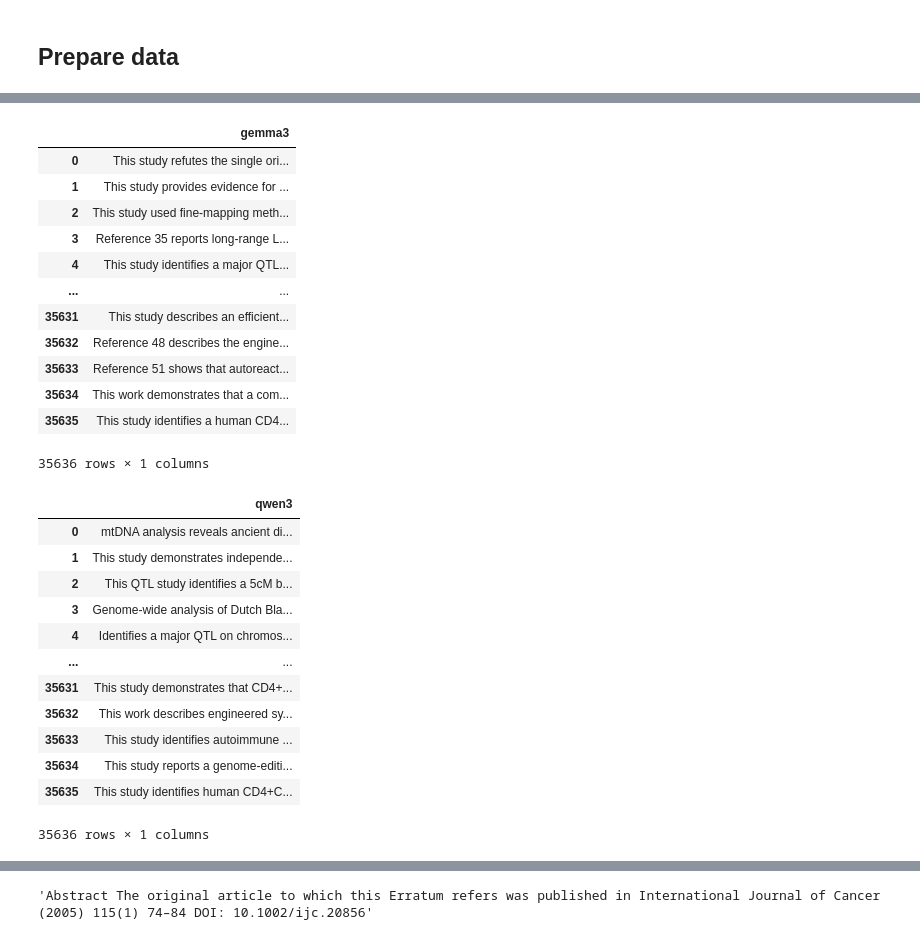
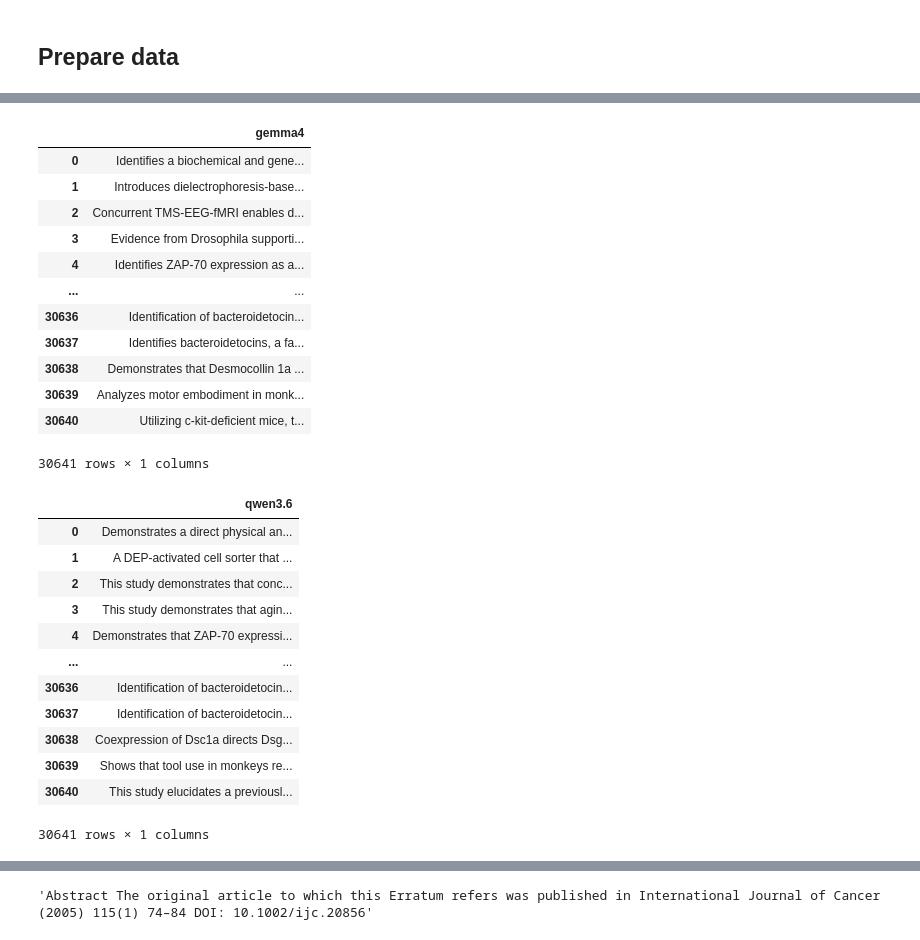
Before and after one commit to netknowledge/LLM_summarization, a Jupyter notebook: dataset_description/statistics.ipynb, the cells around one changed output, grey strips where cells are left out. Drawn from its saved outputs; the diff is of its cells as text; code cells hidden in the pictures.

```diff
--- a/dataset_description/statistics.ipynb
+++ b/dataset_description/statistics.ipynb
@@ -28,46 +28,46 @@ test
 # %%
-gemma3 = pd.read_csv(home / 'projects/TLDR/data/paper_html_10.1038/abs_annotation/generated_annotations/gemma3.txt',
-                          sep='\t', header=None, names=['gemma3'])
+gemma4 = pd.read_csv(home / 'projects/TLDR/data/paper_html_10.1038/abs_annotation/generated_annotations/gemma4.txt',
+                          sep='\t', header=None, names=['gemma4'])
 deepseek_r1 = pd.read_csv(home / 'projects/TLDR/data/paper_html_10.1038/abs_annotation/generated_annotations/deepseek_r1.txt',
                           sep='\t', header=None, names=['deepseek_r1'])
-gpt_oss = pd.read_csv(home / 'projects/TLDR/data/paper_html_10.1038/abs_annotation/generated_annotations/gpt_oss.txt',
-                          sep='\t', header=None, names=['gpt_oss'])
+# gpt_oss = pd.read_csv(home / 'projects/TLDR/data/paper_html_10.1038/abs_annotation/generated_annotations/gpt_oss.txt',
+#                           sep='\t', header=None, names=['gpt_oss'])
 llama4 = pd.read_csv(home / 'projects/TLDR/data/paper_html_10.1038/abs_annotation/generated_annotations/llama4.txt',
                           sep='\t', header=None, names=['llama4'])
-qwen3 = pd.read_csv(home / 'projects/TLDR/data/paper_html_10.1038/abs_annotation/generated_annotations/qwen3.txt',
-                          sep='\t', header=None, names=['qwen3'], skip_blank_lines=False) # one blank line in file
+qwen36 = pd.read_csv(home / 'projects/TLDR/data/paper_html_10.1038/abs_annotation/generated_annotations/qwen3.6.txt',
+                          sep='\t', header=None, names=['qwen3.6'], skip_blank_lines=False) # one blank line in file
 # %%
-gemma3
+gemma4
 # %% [output]
-|  | gemma3 |
-| 0 | This study refutes the single ori... |
-| 1 | This study provides evidence for ... |
-| 2 | This study used fine-mapping meth... |
-| 3 | Reference 35 reports long-range L... |
-| 4 | This study identifies a major QTL... |
+|  | gemma4 |
+| 0 | Identifies a biochemical and gene... |
+| 1 | Introduces dielectrophoresis-base... |
+| 2 | Concurrent TMS-EEG-fMRI enables d... |
+| 3 | Evidence from Drosophila supporti... |
+| 4 | Identifies ZAP-70 expression as a... |
 | ... | ... |
-| 35631 | This study describes an efficient... |
-| 35632 | Reference 48 describes the engine... |
-| 35633 | Reference 51 shows that autoreact... |
-| 35634 | This work demonstrates that a com... |
-| 35635 | This study identifies a human CD4... |
+| 30636 | Identification of bacteroidetocin... |
+| 30637 | Identifies bacteroidetocins, a fa... |
+| 30638 | Demonstrates that Desmocollin 1a ... |
+| 30639 | Analyzes motor embodiment in monk... |
+| 30640 | Utilizing c-kit-deficient mice, t... |
-35636 rows × 1 columns
+30641 rows × 1 columns
 # %%
-qwen3
+qwen36
 # %% [output]
-|  | qwen3 |
-| 0 | mtDNA analysis reveals ancient di... |
-| 1 | This study demonstrates independe... |
-| 2 | This QTL study identifies a 5cM b... |
-| 3 | Genome-wide analysis of Dutch Bla... |
-| 4 | Identifies a major QTL on chromos... |
+|  | qwen3.6 |
+| 0 | Demonstrates a direct physical an... |
+| 1 | A DEP-activated cell sorter that ... |
+| 2 | This study demonstrates that conc... |
+| 3 | This study demonstrates that agin... |
+| 4 | Demonstrates that ZAP-70 expressi... |
 | ... | ... |
-| 35631 | This study demonstrates that CD4+... |
-| 35632 | This work describes engineered sy... |
-| 35633 | This study identifies autoimmune ... |
-| 35634 | This study reports a genome-editi... |
-| 35635 | This study identifies human CD4+C... |
+| 30636 | Identification of bacteroidetocin... |
+| 30637 | Identification of bacteroidetocin... |
+| 30638 | Coexpression of Dsc1a directs Dsg... |
+| 30639 | Shows that tool use in monkeys re... |
+| 30640 | This study elucidates a previousl... |
-35636 rows × 1 columns
+30641 rows × 1 columns
 # %%
 deepseek_r1
 # %% [output]
```
Also changed, not shown: parts of 36 cells of this notebook, 4 other files.
